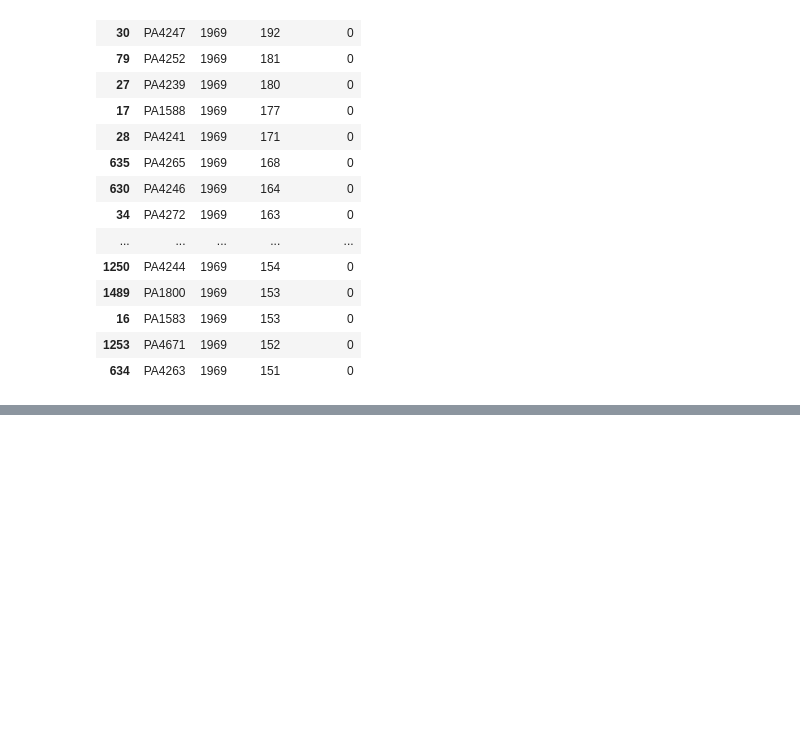
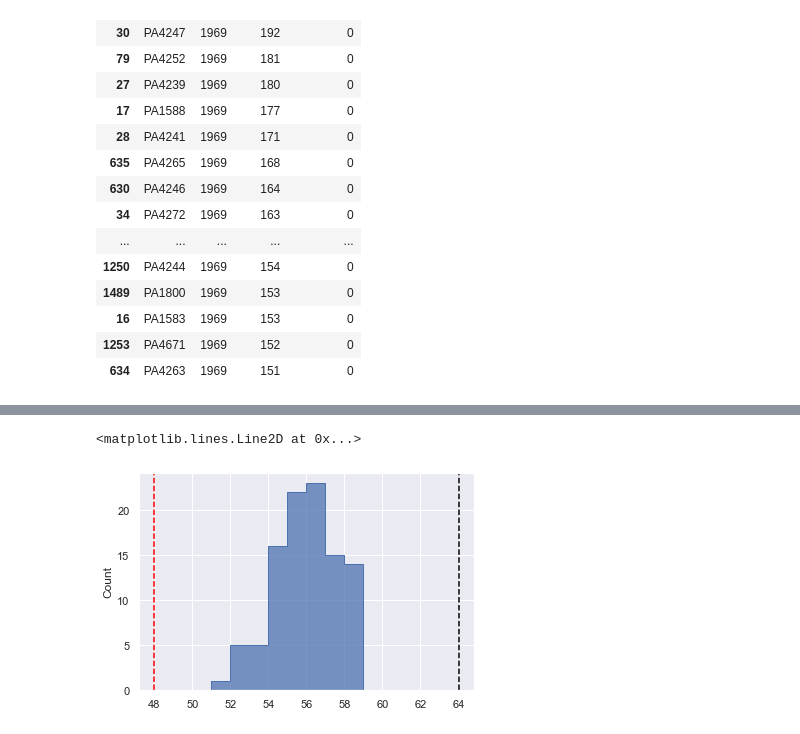
Before and after one commit to greenelab/generic-expression-patterns, a Jupyter notebook: network_analysis/community_detection.ipynb, the cells around one changed output, grey strips where cells are left out. Drawn from its saved outputs; the diff is of its cells as text; code cells hidden in the pictures; blank space fills up the shorter version.

```diff
--- a/network_analysis/community_detection.ipynb
+++ b/network_analysis/community_detection.ipynb
@@ -190,0 +170,10 @@ generic_count_df.sort_values(by='is_generic', ascending=False).head(60)
+# %%
+sns.set()
+sns.histplot(sampled_counts, element='step')
+plt.gca().axvline(x=np.count_nonzero(generic_count_df['is_generic']),
+                  linestyle='--', color='red')
+plt.gca().axvline(x=state.get_B(),
+                  linestyle='--', color='black')
+# %% [output]
+<matplotlib.lines.Line2D at 0x...>
+[figure, added]
```
Also changed, not shown: parts of 5 cells of this notebook.
